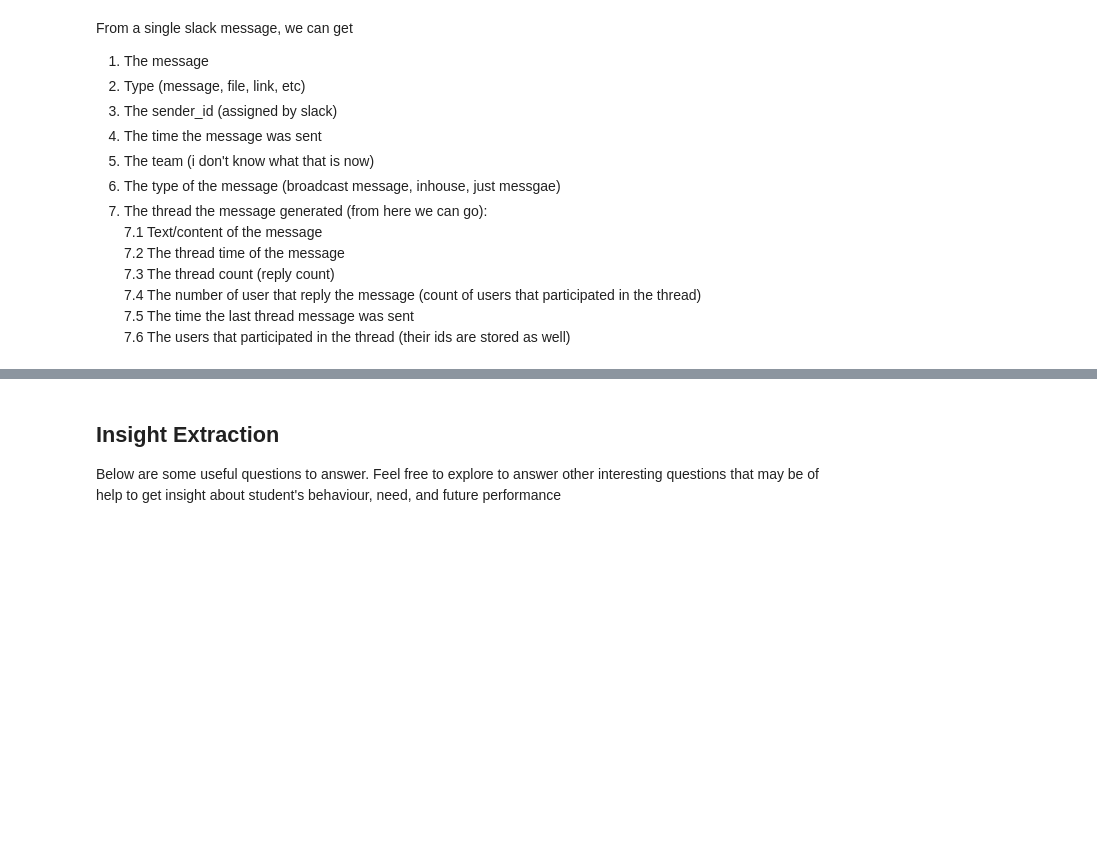
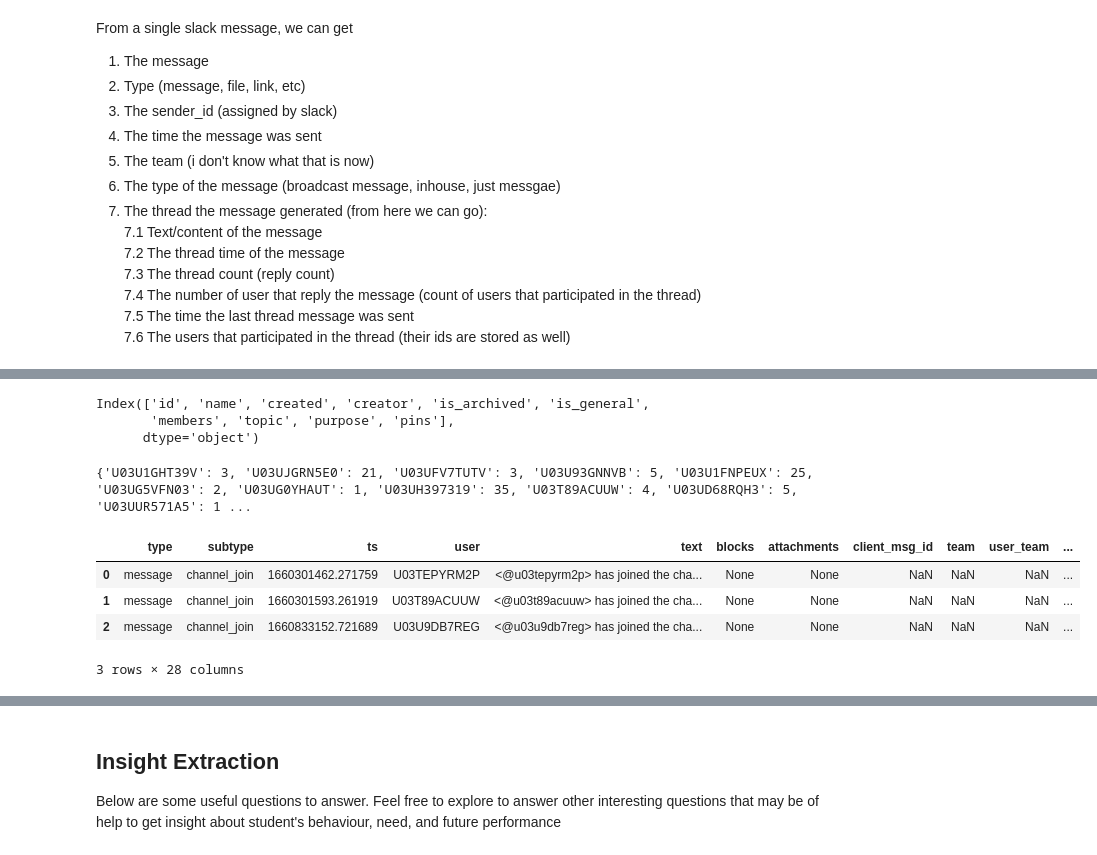
Before and after one commit to mussewold/week0_starter_network_analysis, a Jupyter notebook: notebooks/parse_slack_data.ipynb, the cells around one changed output, grey strips where cells are left out. Drawn from its saved outputs; the diff is of its cells as text; code cells hidden in the pictures; blank space fills up the shorter version.

```diff
--- a/notebooks/parse_slack_data.ipynb
+++ b/notebooks/parse_slack_data.ipynb
@@ -148,0 +151,9 @@ def draw_user_reaction(data, channel='General'):
+# %%
+from src.loader import SlackDataLoader
+
+data_path = '../anonymized/'
+
+loader = SlackDataLoader(data_path)
+
+channels = loader.get_channels()
+users = loader.get_users()
@@ -148,0 +170,24 @@ def draw_user_reaction(data, channel='General'):
+# %%
+channels_df.columns
+# %% [output]
+Index(['id', 'name', 'created', 'creator', 'is_archived', 'is_general',
+       'members', 'topic', 'purpose', 'pins'],
+      dtype='object')
+# %%
+pth = '../anonymized/all-week1/'
+msg = utils.get_community_participation(path=pth)
+# msg_df =
+print(msg)
+# %% [output]
+{'U03U1GHT39V': 3, 'U03UJGRN5E0': 21, 'U03UFV7TUTV': 3, 'U03U93GNNVB': 5, 'U03U1FNPEUX': 25, 'U03UG5VFN03': 2, 'U03UG0YHAUT': 1, 'U03UH397319': 35, 'U03T89ACUUW': 4, 'U03UD68RQH3': 5, 'U03UUR571A5': 1 ...
+# %%
+msg1 = loader.get_channel_messages("all-technical-support")
+type(msg1)
+msg1_df = pd.DataFrame(msg1)
+msg1_df.head(3)
+# %% [output]
+|  | type | subtype | ts | user | text | blocks | attachments | client_msg_id | team | user_team | ... |
+| 0 | message | channel_join | 1660301462.271759 | U03TEPYRM2P | <@u03tepyrm2p> has joined the cha... | None | None | NaN | NaN | NaN | ... |
+| 1 | message | channel_join | 1660301593.261919 | U03T89ACUUW | <@u03t89acuuw> has joined the cha... | None | None | NaN | NaN | NaN | ... |
+| 2 | message | channel_join | 1660833152.721689 | U03U9DB7REG | <@u03u9db7reg> has joined the cha... | None | None | NaN | NaN | NaN | ... |
+3 rows × 28 columns
```
Also changed, not shown: parts of 16 cells of this notebook.
